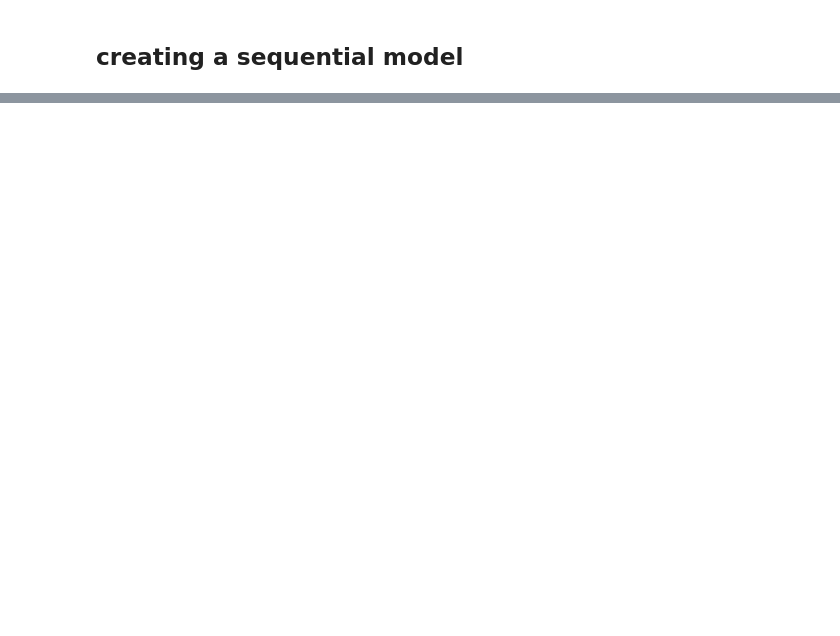
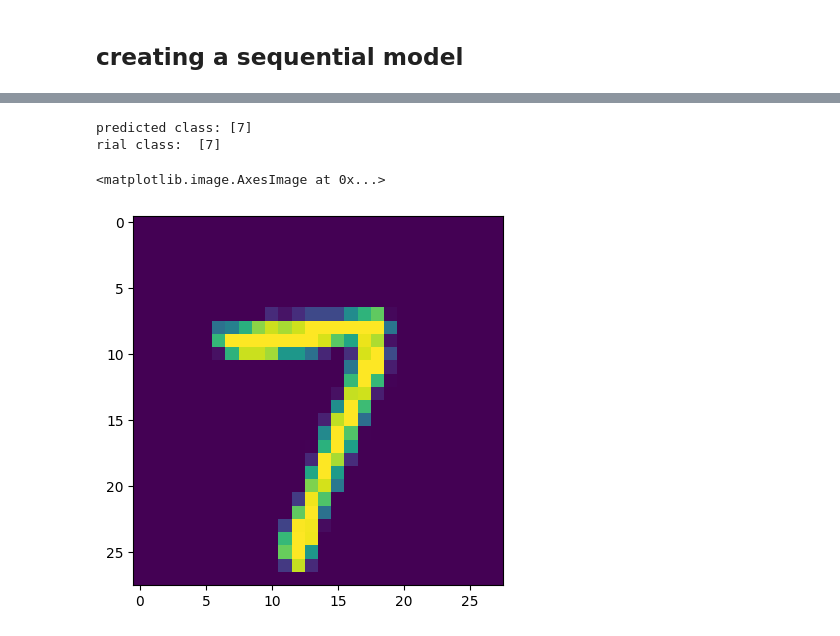
Before and after one commit to Macreat/CnnMDL, a Jupyter notebook: cnnDvlEnv/basis.ipynb, the cells around one changed output, grey strips where cells are left out. Cells and saved outputs as stored; diff of their text form; code cells hidden in the pictures; blank space fills up the shorter version.

```diff
--- a/cnnDvlEnv/basis.ipynb
+++ b/cnnDvlEnv/basis.ipynb
@@ -60,0 +130,2 @@ xTrainMnist.shape, yTrainMnist.shape, xTestMnist.shape, yTestMnist.shape
+# %%
+MnistPredictions = BasicMnistModel.predict(xTestMnist[id[0]:id[0]+1]) # make predictions on the test set
@@ -60,0 +134,10 @@ xTrainMnist.shape, yTrainMnist.shape, xTestMnist.shape, yTestMnist.shape
+# %%
+predicted_class = np.argmax(MnistPredictions, axis=1)
+print("predicted class:" , predicted_class)
+print("rial class: ",yTestMnist[id[0]:id[0]+1]) # display the true class of the image
+plt.imshow(xTestMnist[id[0]])
+# %% [output]
+predicted class: [7]
+rial class:  [7]
+<matplotlib.image.AxesImage at 0x...>
+[figure, added]
```
Also changed, not shown: parts of 10 cells of this notebook.
